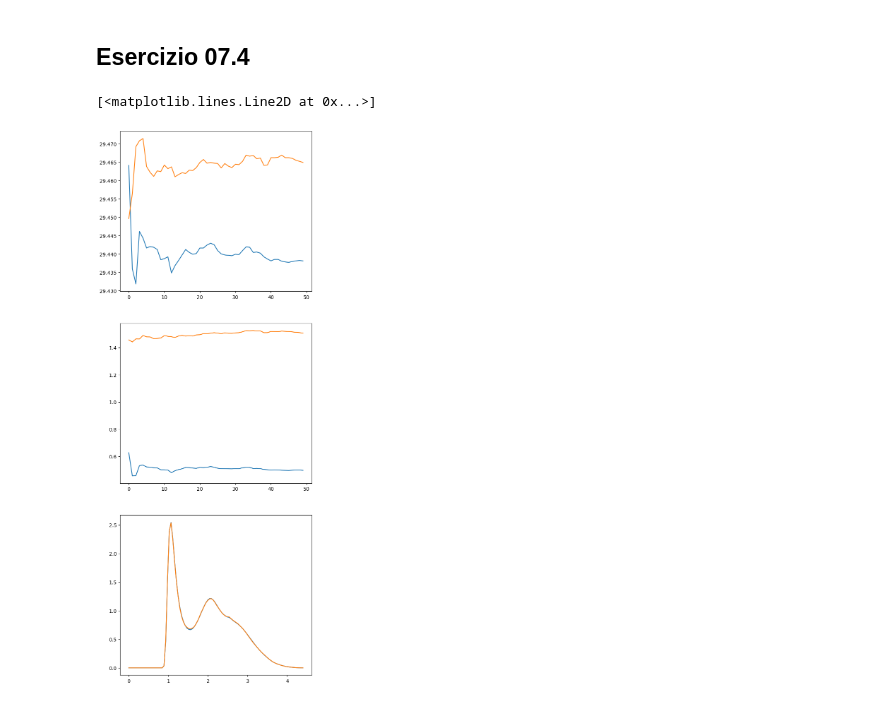
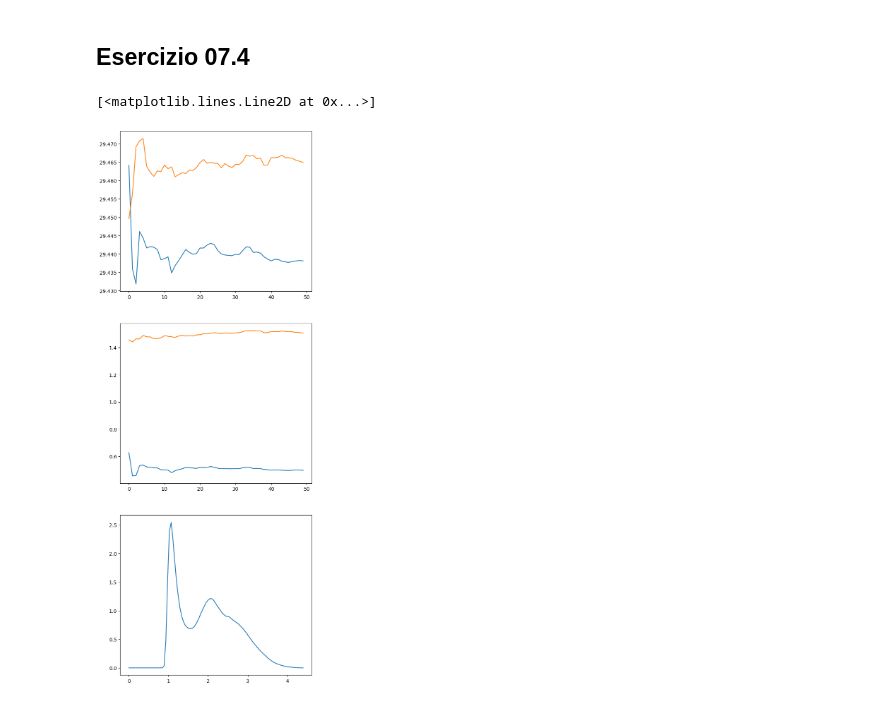
Before and after one commit to Nessun0o0/LSN, a Jupyter notebook: 07-Exercises/SOURCE/LSN07.ipynb, the cells around one changed output. Cells and saved outputs as stored; diff of their text form; code cells hidden in the pictures.

```diff
--- a/07-Exercises/SOURCE/LSN07.ipynb
+++ b/07-Exercises/SOURCE/LSN07.ipynb
@@ -52,24 +52,24 @@ plt.plot(L, errors);
 # %%
 energy_MC = np.loadtxt("../OUTPUT-4/potential_energy.dat", usecols=(2,3))
 pressure_MC = np.loadtxt("../OUTPUT-4/pressure.dat", usecols=(2,3))
 data_gofr_MC = np.loadtxt("../OUTPUT-4/gofr.dat")
 r, gofr_MC = data_gofr_MC[:,0], data_gofr_MC[:,1:]
 blocks = np.arange(len(energy_MC))
 
 energy_DM = np.loadtxt("../OUTPUT-5/potential_energy.dat", usecols=(2,3))
 pressure_DM = np.loadtxt("../OUTPUT-5/pressure.dat", usecols=(2,3))
 gofr_DM = np.loadtxt("../OUTPUT-5/gofr.dat", usecols=(1,2))
 
 fig, axs = plt.subplots(3, 1, figsize=(7,20))
 
 axs[0].plot(blocks, energy_MC[:,0])
 axs[0].plot(blocks, energy_DM[:,0])
 
 axs[1].plot(blocks, pressure_MC[:,0])
 axs[1].plot(blocks, pressure_DM[:,0])
 
-axs[2].plot(r, gofr_MC[:,0])
+#axs[2].plot(r, gofr_MC[:,0])
 axs[2].plot(r, gofr_DM[:,0])
 # %% [output]
 [<matplotlib.lines.Line2D at 0x...>]
-[figure, old version]
+[figure, new version]
```
Also changed, not shown: 2 other files.
